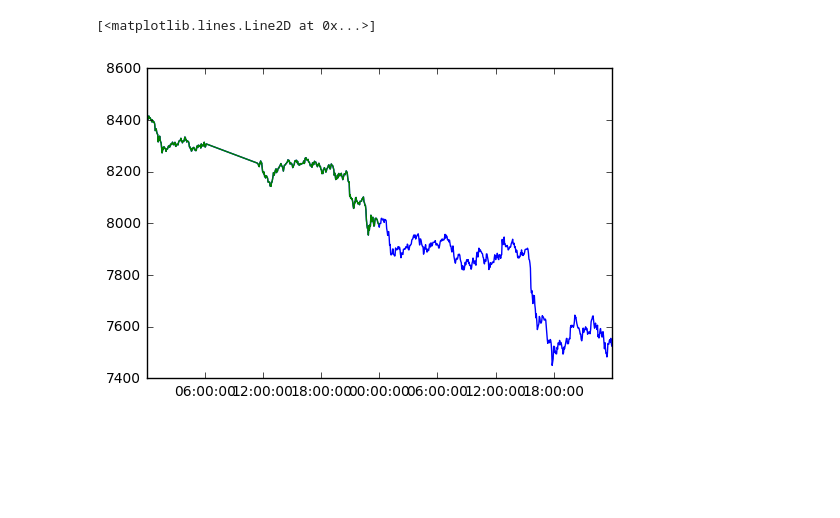
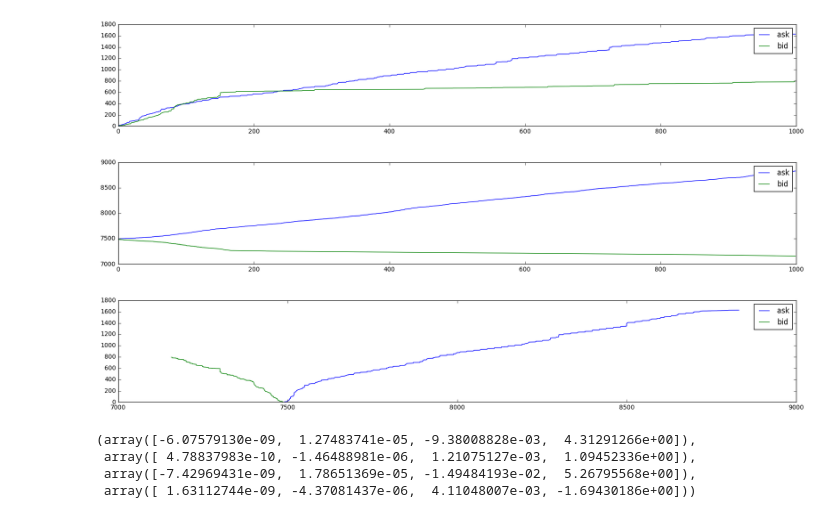
Before and after one commit to nullhack/crypto-utils, a Jupyter notebook: dev.ipynb, the cells around one changed output. Cells and saved outputs as stored; diff of their text form; code cells hidden in the pictures; blank space fills up the shorter version.

```diff
--- a/dev.ipynb
+++ b/dev.ipynb
@@ -202,6 +163,54 @@ plt.show()
-# %%
-plt.plot(z['epoch'], z['ask']['price'])
-plt.plot(x['epoch'], x['ask']['price'])
-# %% [output]
-[<matplotlib.lines.Line2D at 0x...>]
-[figure, removed]
+# %%
+plt.figure(figsize=(20,3))
+plt.plot(np.cumsum(x[-1]['orderbook']['ask']['amount']), label='ask')
+plt.plot(np.cumsum(x[-1]['orderbook']['bid']['amount']), label='bid')
+plt.legend()
+plt.show()
+plt.figure(figsize=(20,3))
+plt.plot(x[-1]['orderbook']['ask']['price'], label='ask')
+plt.plot(x[-1]['orderbook']['bid']['price'], label='bid')
+plt.legend()
+plt.show()
+plt.figure(figsize=(20,3))
+plt.plot(x[-1]['orderbook']['ask']['price'], np.cumsum(x[-1]['orderbook']['ask']['amount']), label='ask')
+plt.plot(x[-1]['orderbook']['bid']['price'], np.cumsum(x[-1]['orderbook']['bid']['amount']), label='bid')
+plt.legend()
+plt.show()
+# %% [output]
+[figure, added]
+[figure, added]
+[figure, added]
+# %%
+from scipy.optimize import curve_fit
+
+i=-1
+
+def price(x, a, b, c, d):
+    return a*x**4 + b*x**3 + c*x**2 + d*x
+def amount(x, a, b, c, d):
+    return a*x**4 + b*x**3 + c*x**2 + d*x
+
+N = len(x[i]['orderbook']['ask']['amount'][:K])
+xdata = np.linspace(0,N,N)
+
+yaskamount = np.cumsum(x[i]['orderbook']['ask']['amount'][:K])
+yask0 = x[i]['orderbook']['ask']['price'][0]
+yaskprice = x[i]['orderbook']['ask']['price'][:K]-yask0
+
+
+ybidamount = np.cumsum(x[i]['orderbook']['bid']['amount'][:K])
+ybid0 = x[i]['orderbook']['bid']['price'][0]
+ybidprice = x[i]['orderbook']['bid']['price'][:K]-ybid0
+
+argsaskamount, _ = curve_fit(amount, xdata, yaskamount)
+argsaskprice, _ = curve_fit(price, xdata, yaskprice)
+
+argsbidamount, _ = curve_fit(amount, xdata, ybidamount)
+argsbidprice, _ = curve_fit(price, xdata, ybidprice)
+
+argsaskamount, argsaskprice, argsbidamount, argsbidprice
+# %% [output]
+(array([-6.07579130e-09,  1.27483741e-05, -9.38008828e-03,  4.31291266e+00]),
+ array([ 4.78837983e-10, -1.46488981e-06,  1.21075127e-03,  1.09452336e+00]),
+ array([-7.42969431e-09,  1.78651369e-05, -1.49484193e-02,  5.26795568e+00]),
+ array([ 1.63112744e-09, -4.37081437e-06,  4.11048007e-03, -1.69430186e+00]))
```
Also changed, not shown: parts of 11 cells of this notebook.
